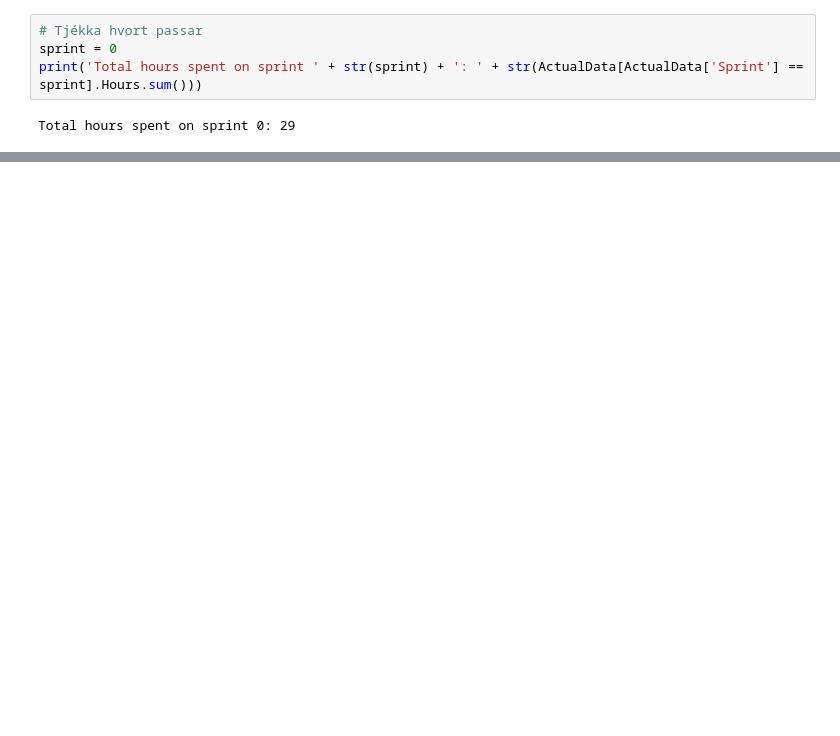
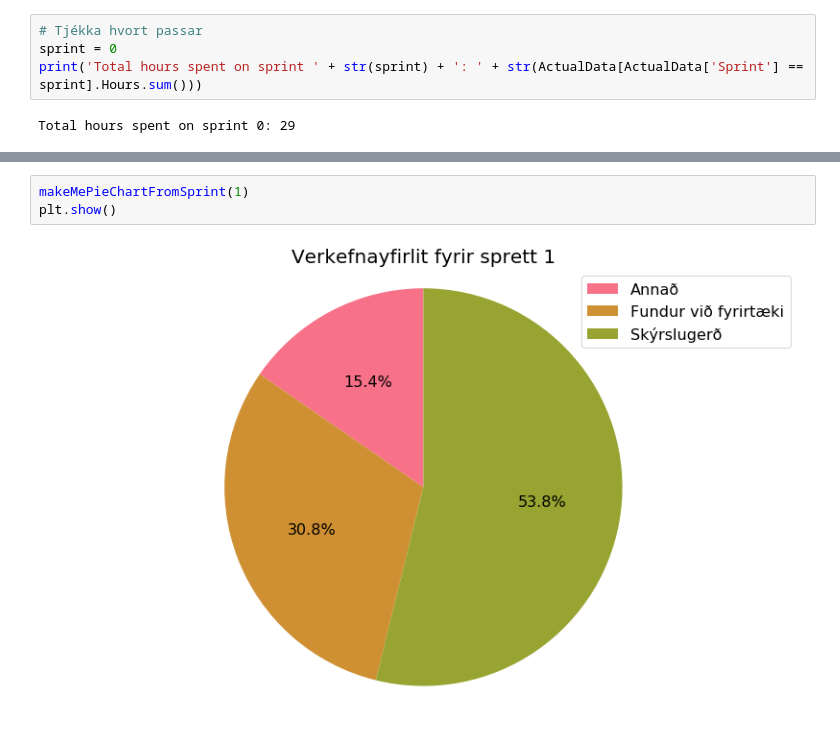
Before and after one commit to eddast/Lokaverkefni-Aukagogn, a Jupyter notebook: DataAnalysis/VisualPlots.ipynb, the cells around one changed output, grey strips where cells are left out. Saved outputs shown, nothing was run; the diff lists cells and outputs as text; blank space fills up the shorter version.

```diff
--- a/DataAnalysis/VisualPlots.ipynb
+++ b/DataAnalysis/VisualPlots.ipynb
@@ -181 +215,6 @@ def plotBurndownChartFromSprint (sprint) :
+# %%
+makeMePieChartFromSprint(1)
+plt.show()
+# %% [output]
+[figure, added]
 # %%
```
Also changed, not shown: parts of 10 cells of this notebook, 10 other files.
